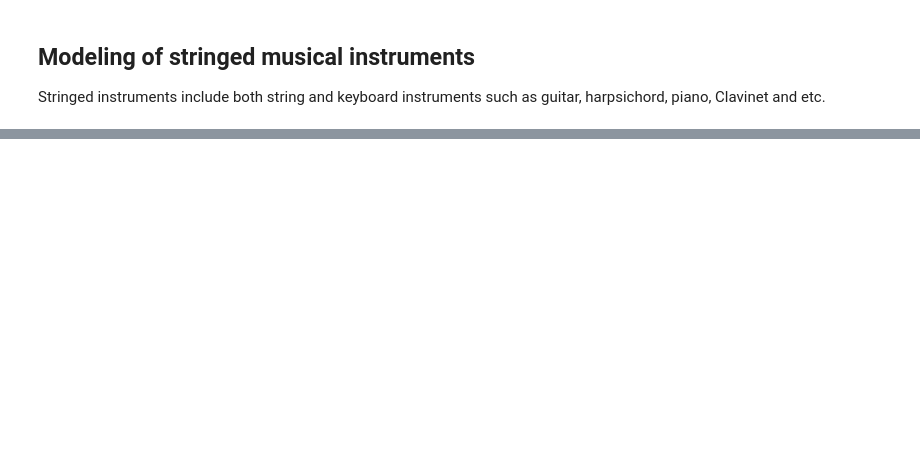
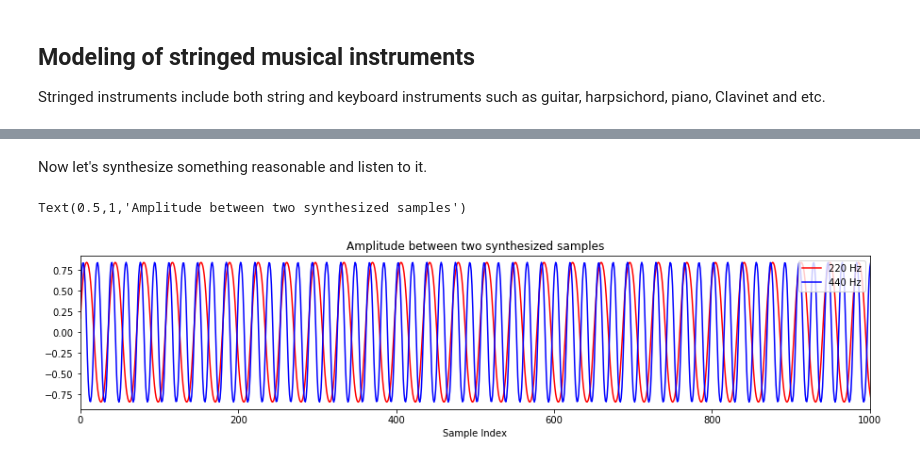
Before and after one commit to SuperShinyEyes/aalto-audio-signal-processing, a Jupyter notebook: learning-diaries/08_physics-based_sound_synthesis.ipynb, the cells around one changed output, grey strips where cells are left out. Cells and saved outputs as stored; diff of their text form; code cells hidden in the pictures; blank space fills up the shorter version.

```diff
--- a/learning-diaries/08_physics-based_sound_synthesis.ipynb
+++ b/learning-diaries/08_physics-based_sound_synthesis.ipynb
@@ -93,0 +160,20 @@ Stringed instruments include both string and keyboard instruments such as guitar
+# %% [markdown]
+Now let's synthesize something reasonable and listen to it.
+# %%
+fs = 8000
+t = np.linspace(0, 1, num=fs)
+wavetable = np.sin(np.sin(2 * np.pi * t))
+
+sample1 = synthesize(220, wavetable, 2 * fs)   # A3
+sample2 = synthesize(440, wavetable, 2 * fs)   # A4
+
+plt.figure(figsize=(15,3))
+plt.plot(sample1, 'r', label='220 Hz')
+plt.plot(sample2, 'b', label='440 Hz')
+plt.xlim([0,1000])
+plt.xlabel('Sample Index')
+plt.legend(loc='upper right')
+plt.title('Amplitude between two synthesized samples')
+# %% [output]
+Text(0.5,1,'Amplitude between two synthesized samples')
+[figure, added]
```
Also changed, not shown: parts of 35 cells of this notebook, 2 other files.
